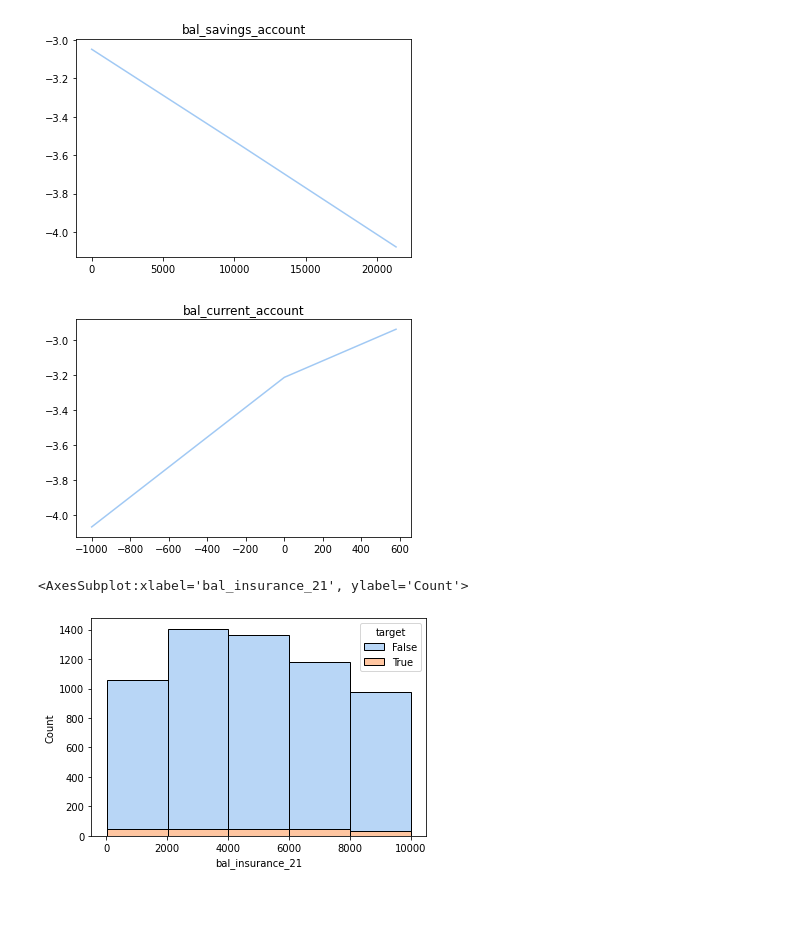
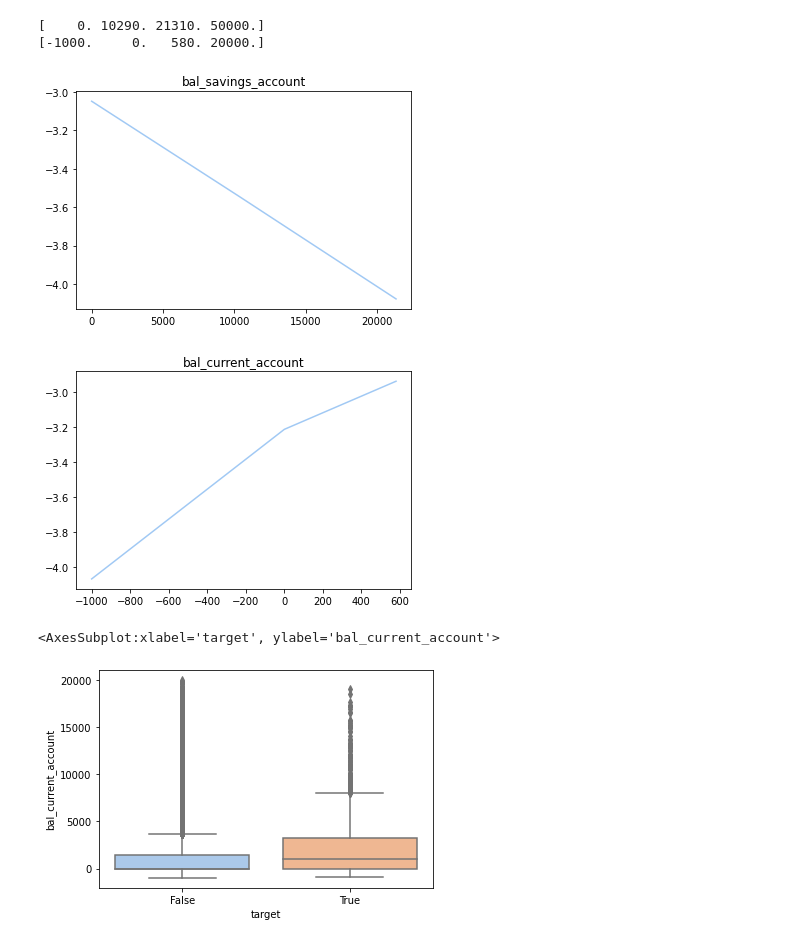
Before and after one commit to DPintacasi/BA1_Churn, a Jupyter notebook: notebooks/eda/explore_logodds_linearity.ipynb, the cells around one changed output. Drawn from its saved outputs; the diff is of its cells as text; code cells hidden in the pictures; blank space fills up the shorter version.

```diff
--- a/notebooks/eda/explore_logodds_linearity.ipynb
+++ b/notebooks/eda/explore_logodds_linearity.ipynb
@@ -10,7 +10,6 @@ sns.set_palette("pastel")
 # %%
 data = pd.read_csv('../../data/train_month_3_with_target.csv',parse_dates = [29,30,32])
 # cast types
-
 cols_binary = ['homebanking_active', 'has_homebanking',
        'has_insurance_21', 'has_insurance_23', 'has_life_insurance_fixed_cap',
        'has_life_insurance_decreasing_cap', 'has_fire_car_other_insurance',
@@ -25,3 +24,9 @@ cols_object = ['customer_occupation_code', 'customer_postal_code', 'customer_edu
        'customer_relationship','customer_gender']
 
 data[cols_object] = data[cols_object].astype('object')
+
+
+# Date to years value conversion
+data['customer_since_all_years'] = (2018-data.customer_since_all.dt.year)
+data['customer_since_bank_years'] = (2018-data.customer_since_bank.dt.year)
+data['customer_age'] = (2018-data.customer_birth_date.dt.year)
@@ -41,6 +48,7 @@ df = data.copy()
 df = df[['bal_savings_account','bal_current_account','target']]
 for col in ['bal_savings_account','bal_current_account']:
     qc, bins = pd.qcut(data[col],  q = 3, retbins = True)
+    print(bins)
     df[str(col+"_qc")] = qc
     x = []
     for i in range(0,3):
@@ -50,20 +58,13 @@ for col in ['bal_savings_account','bal_current_account']:
     plt.figure()
     plt.plot(x,y)
     plt.title(col)
-
-
-    # print(median(bins[0])
-    # df.drop(columns = [col], inplace = True)
-    # df = qc.join(data.target)
 # %% [output]
+[    0. 10290. 21310. 50000.]
+[-1000.     0.   580. 20000.]
 [figure]
 [figure]
-# %%
-sns.histplot(data = data[data['bal_insurance_21']!=0]
-             , x = 'bal_insurance_21'
-             , hue = 'target'
-             , bins = 5
-            , multiple = 'stack')
-# %% [output]
-<AxesSubplot:xlabel='bal_insurance_21', ylabel='Count'>
-[figure, removed]
+# %%
+sns.boxplot(data = data, y = 'bal_current_account', x = 'target')
+# %% [output]
+<AxesSubplot:xlabel='target', ylabel='bal_current_account'>
+[figure, added]
```
Also changed, not shown: parts of 2 cells of this notebook, 2 other files.
